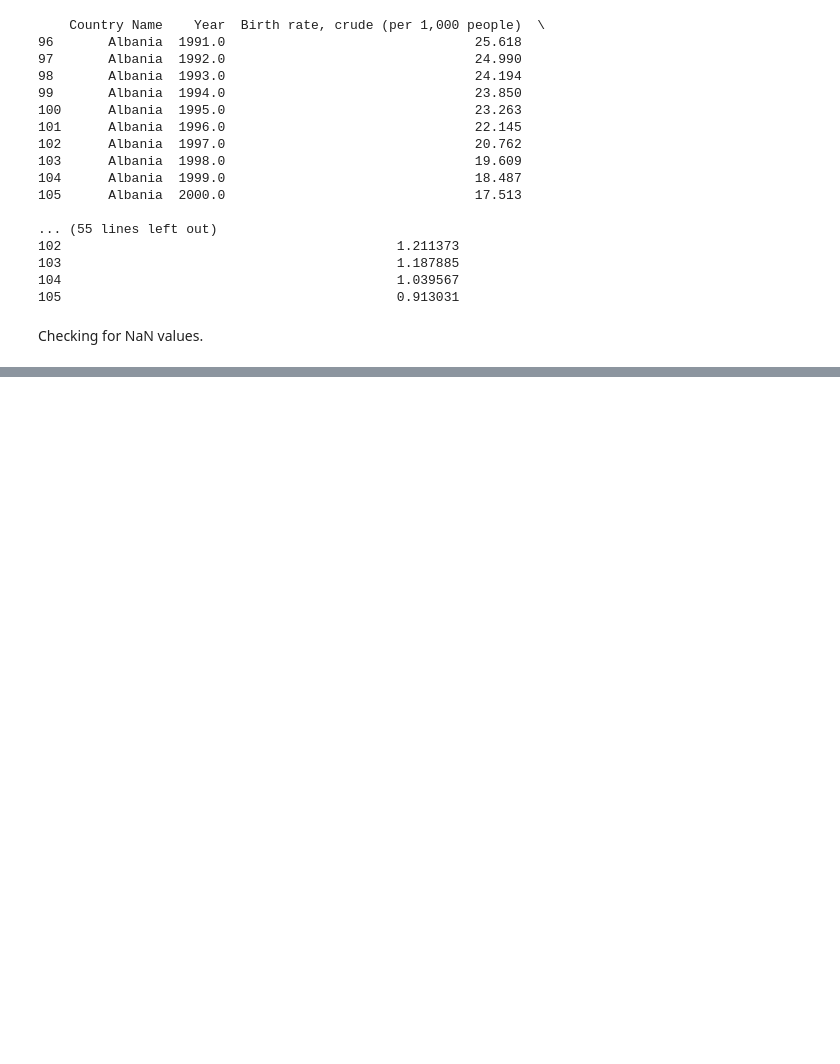
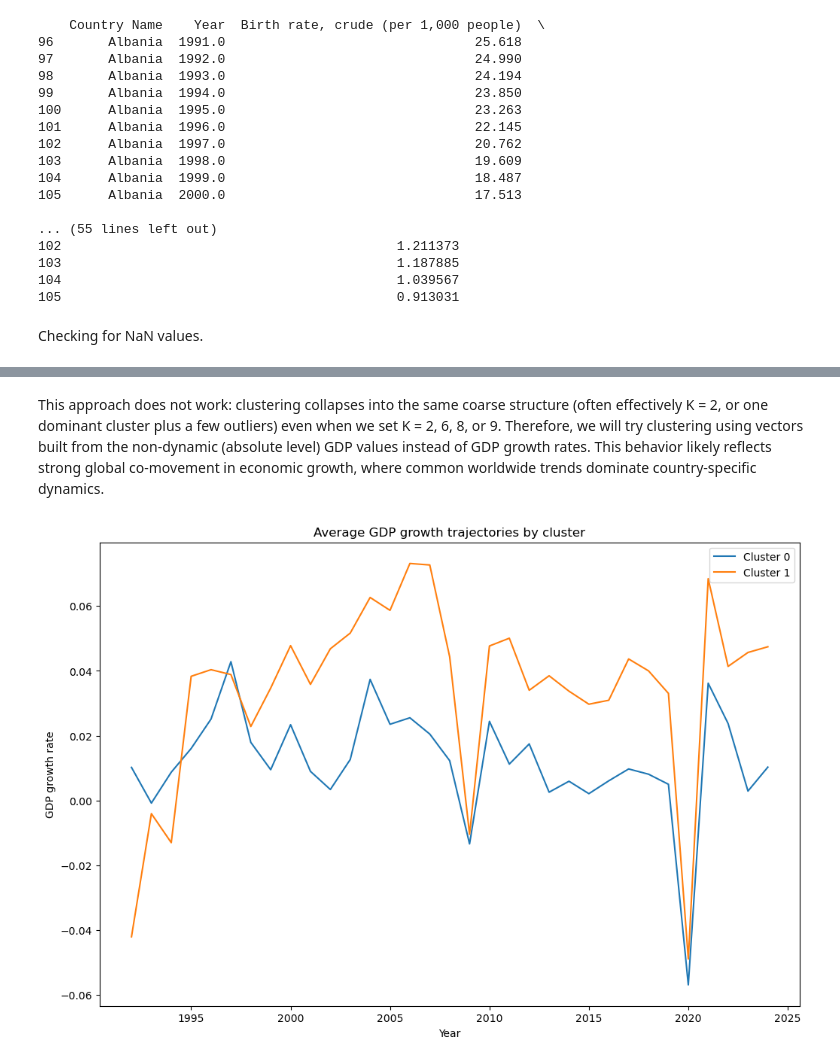
Before and after one commit to AndrasHege/MatMod_HA, a Jupyter notebook: Mathmod_HA.ipynb, the cells around one changed output, grey strips where cells are left out. Saved outputs shown, nothing was run; the diff lists cells and outputs as text; code cells hidden in the pictures; blank space fills up the shorter version.

```diff
--- a/Mathmod_HA.ipynb
+++ b/Mathmod_HA.ipynb
@@ -2253,0 +2517,38 @@ df_imp.to_csv("final_ratio_dataset.csv", index=False)
+# %% [markdown]
+This approach does not work: clustering collapses into the same coarse structure (often effectively K = 2, or one dominant cluster plus a few outliers) even when we set K = 2, 6, 8, or 9. Therefore, we will try clustering using vectors built from the non-dynamic (absolute level) GDP values instead of GDP growth rates. This behavior likely reflects strong global co-movement in economic growth, where common worldwide trends dominate country-specific dynamics.
+# %%
+# === Plot average GDP growth trajectories for the two clusters ===
+# X-axis: years
+# Y-axis: GDP growth rate
+# One line per cluster (average over countries in the cluster)
+
+import matplotlib.pyplot as plt
+
+# Attach cluster labels to GDP vectors
+gdp_with_clusters = gdp_vectors.copy()
+gdp_with_clusters["GDP_cluster"] = cluster_assignments.loc[gdp_vectors.index, "GDP_cluster"]
+
+# Compute cluster-wise average GDP growth per year
+cluster_means = (
+    gdp_with_clusters
+    .groupby("GDP_cluster")
+    .mean()
+)
+
+# Plot
+plt.figure()
+
+for cluster_id in cluster_means.index:
+    plt.plot(
+        cluster_means.columns,
+        cluster_means.loc[cluster_id],
+        label=f"Cluster {cluster_id}"
+    )
+
+plt.xlabel("Year")
+plt.ylabel("GDP growth rate")
+plt.title("Average GDP growth trajectories by cluster")
+plt.legend()
+plt.show()
+# %% [output]
+[figure, added]
```
Also changed, not shown: parts of 40 cells of this notebook.
